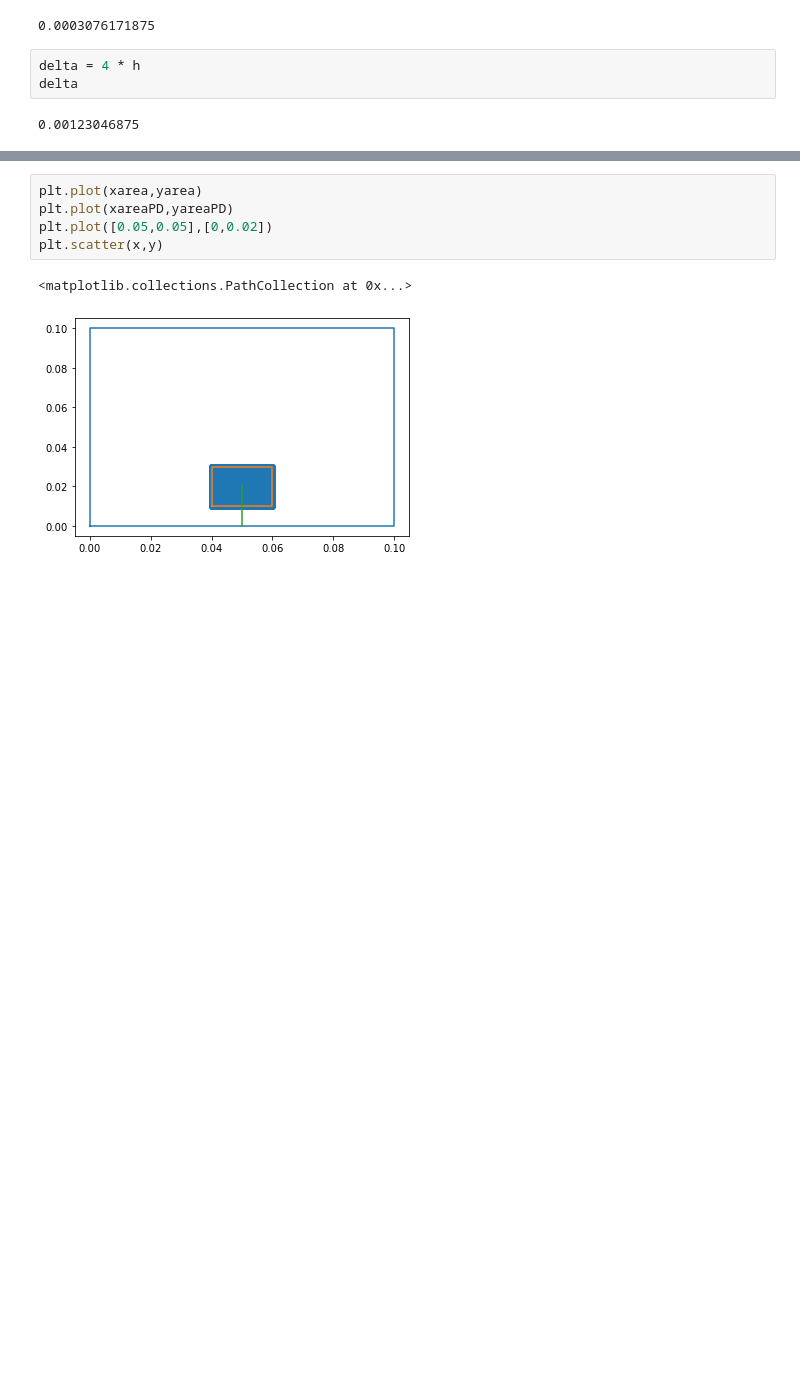
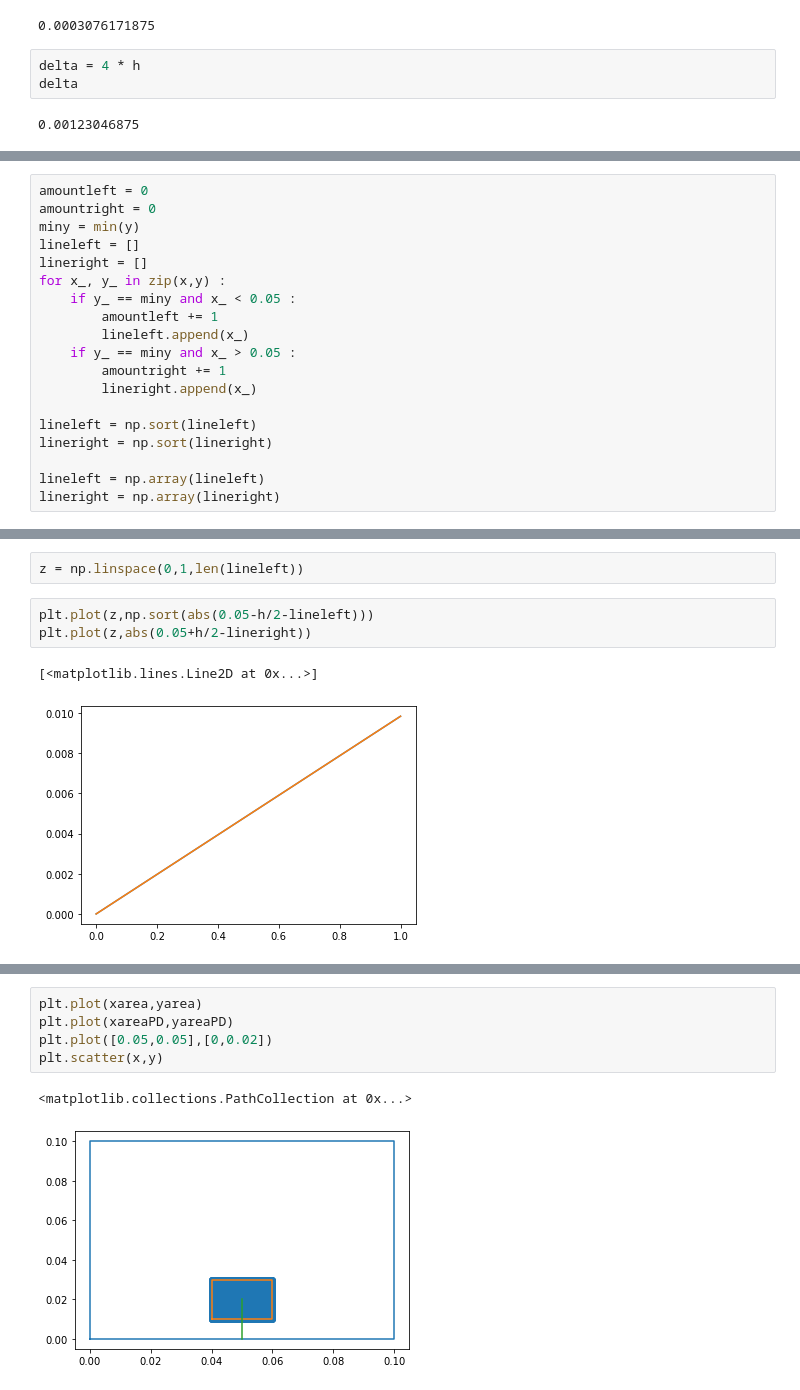
Before and after one commit to diehlpk/paperPUMPD, a Jupyter notebook: cutoff-new/Construct-aligned-mesh-example1.ipynb, the cells around one changed output, grey strips where cells are left out. Cells and saved outputs as stored; diff of their text form; blank space fills up the shorter version.

```diff
--- a/cutoff-new/Construct-aligned-mesh-example1.ipynb
+++ b/cutoff-new/Construct-aligned-mesh-example1.ipynb
@@ -43,0 +53,19 @@ for j in range(0,int(2*ycrack/h)+1):
+# %%
+amountleft = 0
+amountright = 0
+miny = min(y)
+lineleft = []
+lineright = []
+for x_, y_ in zip(x,y) :
+    if y_ == miny and x_ < 0.05 :
+        amountleft += 1
+        lineleft.append(x_)
+    if y_ == miny and x_ > 0.05 :
+        amountright += 1
+        lineright.append(x_)
+
+lineleft = np.sort(lineleft)
+lineright = np.sort(lineright)
+
+lineleft = np.array(lineleft)
+lineright = np.array(lineright)
@@ -43,0 +92,8 @@ for j in range(0,int(2*ycrack/h)+1):
+# %%
+z = np.linspace(0,1,len(lineleft))
+# %%
+plt.plot(z,np.sort(abs(0.05-h/2-lineleft)))
+plt.plot(z,abs(0.05+h/2-lineright))
+# %% [output]
+[<matplotlib.lines.Line2D at 0x...>]
+[figure, added]
```
Also changed, not shown: parts of 13 cells of this notebook, 2 other files.
